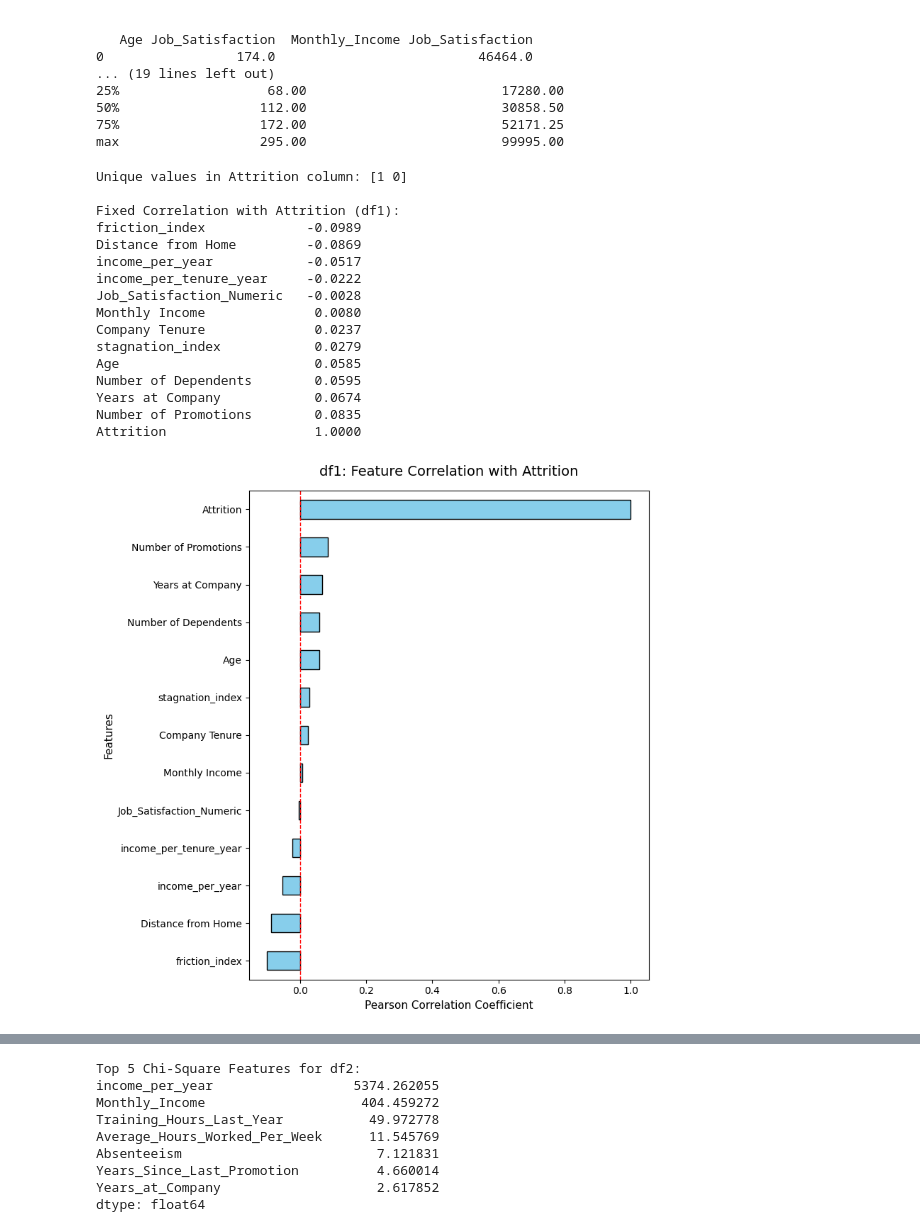
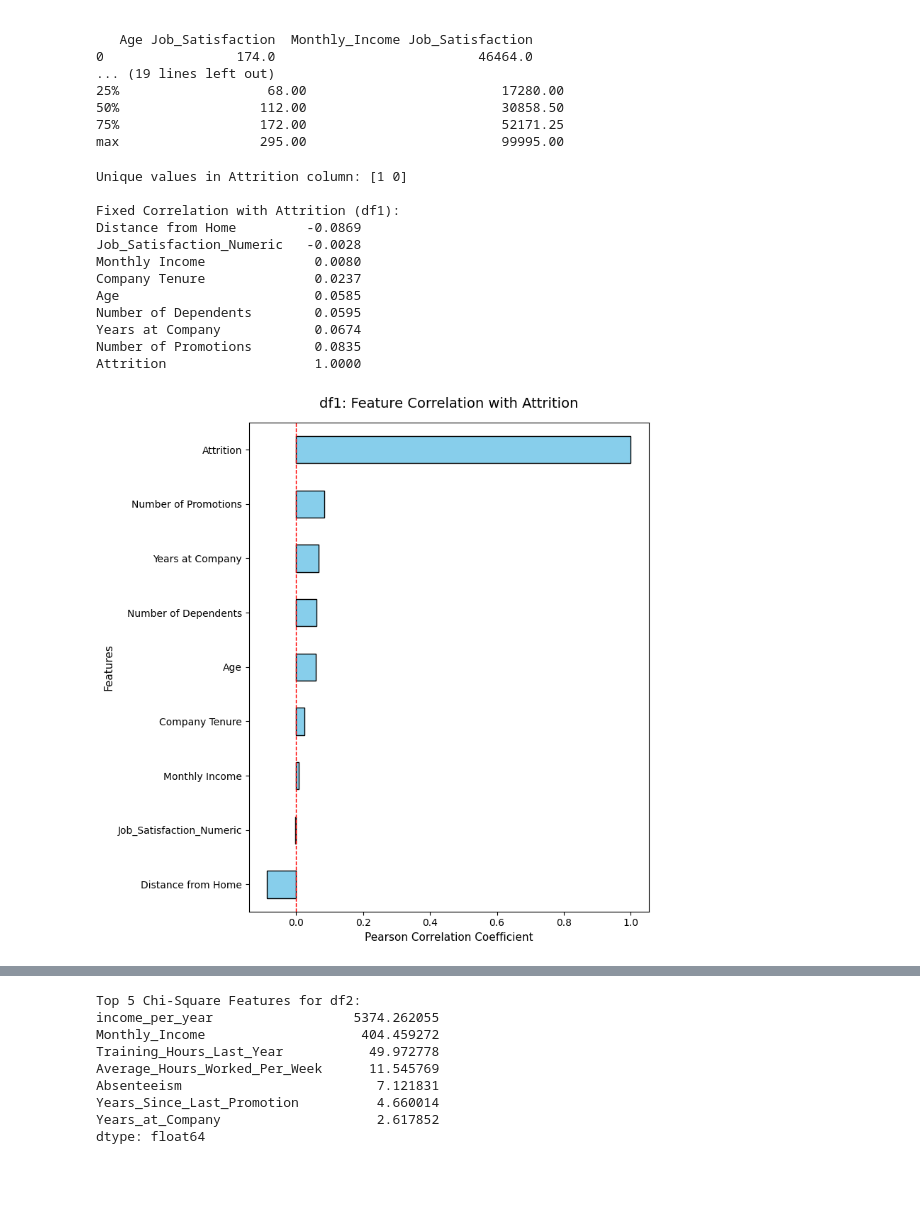
Before and after one commit to smminhaz/SkillMorph, a Jupyter notebook: Day_7_Feature_Engineering_&_Selection.ipynb, the cells around one changed output, grey strips where cells are left out. Cells and saved outputs as stored; diff of their text form; code cells hidden in the pictures; blank space fills up the shorter version.

```diff
--- a/Day_7_Feature_Engineering_&_Selection.ipynb
+++ b/Day_7_Feature_Engineering_&_Selection.ipynb
@@ -240,54 +255,57 @@ df1['Attrition_Numeric'] = df1['Attrition_Clean'].map({
 # 3. Handle any missing values in the target by dropping those rows for the calculation
 df1_clean = df1.dropna(subset=['Attrition_Numeric'])
 
-# 4. Select the columns to calculate correlation
+# 4. Define all possible columns you WANT to check
 engineered_cols = ['income_per_year', 'stagnation_index', 'income_per_tenure_year', 'friction_index']
 original_num_cols = df1_clean.select_dtypes(include=['int64', 'float64']).columns.tolist()
 
+# Combine everything into a master checklist of potential features
+potential_features = original_num_cols + engineered_cols
+
+# FIX: Dynamic Filtering - Only keep a column if it actually exists in df1_clean right now
+target_cols = [col for col in potential_features if col in df1_clean.columns]
+
 # Ensure we remove any target or id tags from features list
-exclude_list = engineered_cols + ['Attrition_Numeric', 'Employee ID', 'Employee_ID']
-original_num_cols = [col for col in original_num_cols if col not in exclude_list]
+exclude_list = ['Attrition_Numeric', 'Employee ID', 'Employee_ID', 'Attrition_Clean']
+target_cols = [col for col in target_cols if col not in exclude_list]
 
-target_cols = original_num_cols + engineered_cols + ['Attrition_Numeric']
+# Append your numeric target to the slice list so we can calculate the correlation matrix
+slice_cols = target_cols + ['Attrition_Numeric']
 
-# 5. Compute correlation and drop any lingering constant columns that cause NaN
-corr_df1 = df1_clean[target_cols].corr()['Attrition_Numeric'].drop('Attrition_Numeric').dropna()
+# 5. Compute correlation safely using the validated columns list
+corr_df1 = df1_clean[slice_cols].corr()['Attrition_Numeric'].drop('Attrition_Numeric').dropna()
 corr_df1 = corr_df1.sort_values()
 
 # 6. Print the text coefficients
 print("\nFixed Correlation with Attrition (df1):")
 print(corr_df1.round(4).to_string())
 
 # 7. Generate and display the plot if values exist
 if not corr_df1.empty:
     plt.figure(figsize=(8, 8))
     corr_df1.plot(kind='barh', color='skyblue', edgecolor='black')
     plt.title('df1: Feature Correlation with Attrition', fontsize=14, pad=15)
     plt.xlabel('Pearson Correlation Coefficient', fontsize=11)
     plt.ylabel('Features', fontsize=11)
     plt.axvline(x=0, color='red', linestyle='--', linewidth=1)
     plt.tight_layout()
     plt.show()
 else:
     print("Warning: Correlation matrix is empty. Check if numeric features have variance.")
 # %% [output]
 Unique values in Attrition column: [1 0]
 
 Fixed Correlation with Attrition (df1):
-friction_index             -0.0989
 Distance from Home         -0.0869
-income_per_year            -0.0517
-income_per_tenure_year     -0.0222
 Job_Satisfaction_Numeric   -0.0028
 Monthly Income              0.0080
 Company Tenure              0.0237
-stagnation_index            0.0279
 Age                         0.0585
 Number of Dependents        0.0595
 Years at Company            0.0674
 Number of Promotions        0.0835
 Attrition                   1.0000
-[figure, old version]
+[figure, new version]
 # %%
 #Filter Method — Correlation
 import matplotlib.pyplot as plt
```
Also changed, not shown: parts of 9 cells of this notebook.
